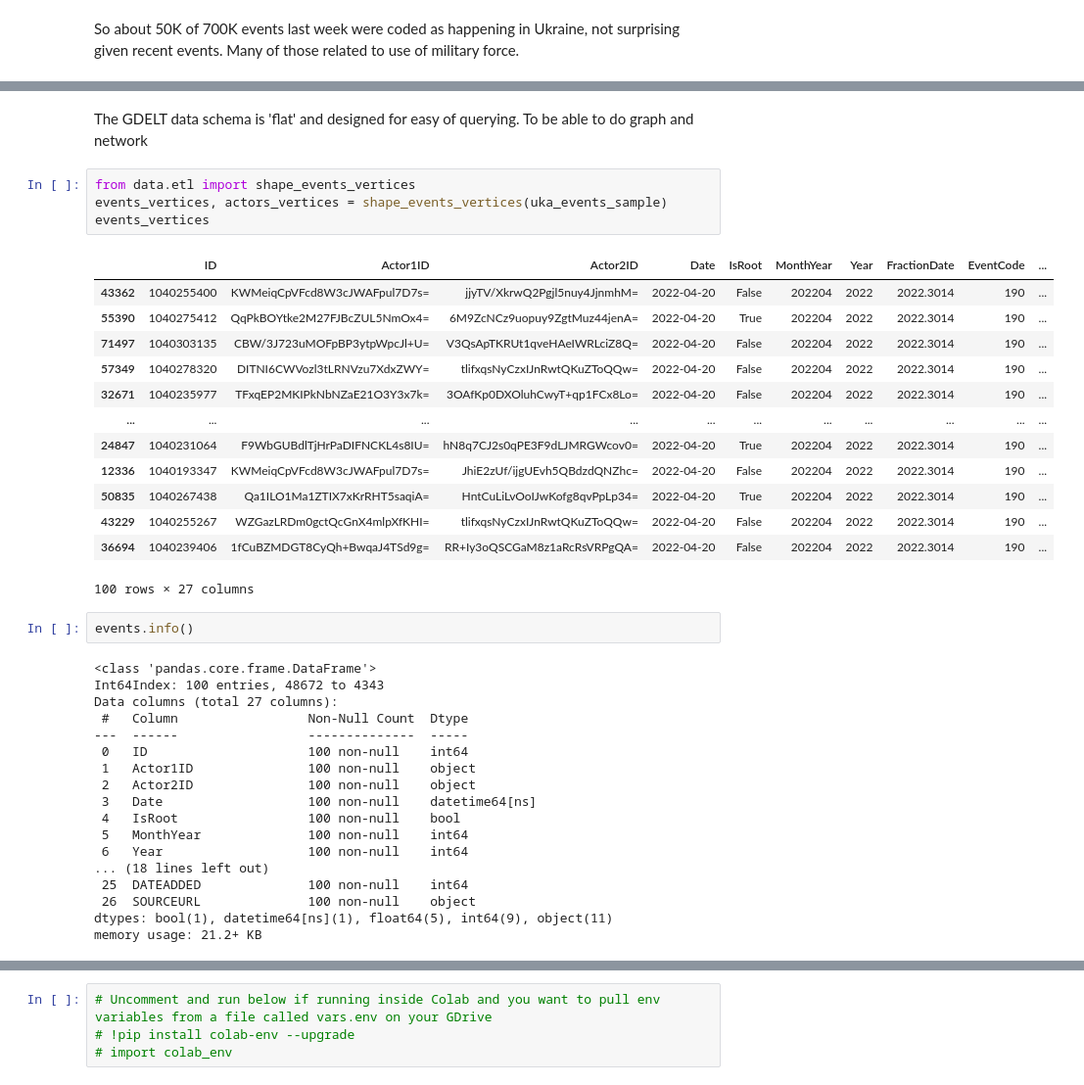
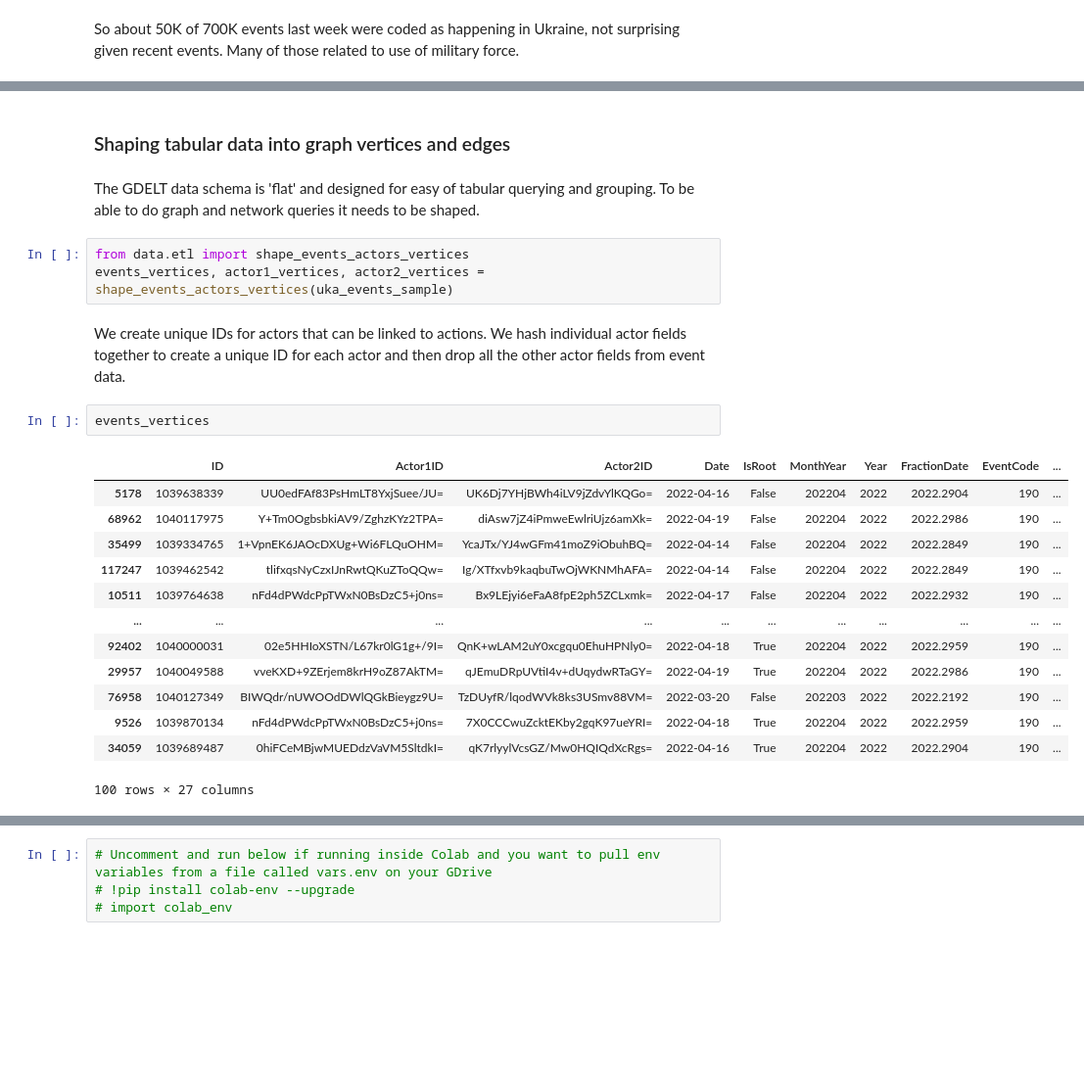
Before and after one commit to allisterb/osiris, a Jupyter notebook: notebooks/Overview.ipynb, the cells around one changed output, grey strips where cells are left out. Shown at 98% size. Drawn from its saved outputs; the diff is of its cells as text; blank space fills up the shorter version.

```diff
--- a/notebooks/Overview.ipynb
+++ b/notebooks/Overview.ipynb
@@ -190,40 +188,25 @@ uka_map
-# %% [markdown]
-The GDELT data schema is 'flat' and designed for easy of querying. To be able to do graph and network
+# %% [markdown]
+### Shaping tabular data into graph vertices and edges
+# %% [markdown]
+The GDELT data schema is 'flat' and designed for easy of tabular querying and grouping. To be able to do graph and network queries it needs to be shaped.
 # %%
-from data.etl import shape_events_vertices
-events_vertices, actors_vertices = shape_events_vertices(uka_events_sample)
-events_vertices
+from data.etl import shape_events_actors_vertices
+events_vertices, actor1_vertices, actor2_vertices = shape_events_actors_vertices(uka_events_sample)
-# %% [output]
-|  | ID | Actor1ID | Actor2ID | Date | IsRoot | MonthYear | Year | FractionDate | EventCode | ... |
-| 43362 | 1040255400 | KWMeiqCpVFcd8W3cJWAFpul7D7s= | jjyTV/XkrwQ2Pgjl5nuy4JjnmhM= | 2022-04-20 | False | 202204 | 2022 | 2022.3014 | 190 | ... |
-| 55390 | 1040275412 | QqPkBOYtke2M27FJBcZUL5NmOx4= | 6M9ZcNCz9uopuy9ZgtMuz44jenA= | 2022-04-20 | True | 202204 | 2022 | 2022.3014 | 190 | ... |
-| 71497 | 1040303135 | CBW/3J723uMOFpBP3ytpWpcJl+U= | V3QsApTKRUt1qveHAeIWRLciZ8Q= | 2022-04-20 | False | 202204 | 2022 | 2022.3014 | 190 | ... |
-| 57349 | 1040278320 | DITNI6CWVozl3tLRNVzu7XdxZWY= | tlifxqsNyCzxIJnRwtQKuZToQQw= | 2022-04-20 | False | 202204 | 2022 | 2022.3014 | 190 | ... |
-| 32671 | 1040235977 | TFxqEP2MKIPkNbNZaE21O3Y3x7k= | 3OAfKp0DXOluhCwyT+qp1FCx8Lo= | 2022-04-20 | False | 202204 | 2022 | 2022.3014 | 190 | ... |
-| ... | ... | ... | ... | ... | ... | ... | ... | ... | ... | ... |
-| 24847 | 1040231064 | F9WbGUBdlTjHrPaDIFNCKL4s8IU= | hN8q7CJ2s0qPE3F9dLJMRGWcov0= | 2022-04-20 | True | 202204 | 2022 | 2022.3014 | 190 | ... |
-| 12336 | 1040193347 | KWMeiqCpVFcd8W3cJWAFpul7D7s= | JhiE2zUf/ijgUEvh5QBdzdQNZhc= | 2022-04-20 | False | 202204 | 2022 | 2022.3014 | 190 | ... |
-| 50835 | 1040267438 | Qa1ILO1Ma1ZTIX7xKrRHT5saqiA= | HntCuLiLvOoIJwKofg8qvPpLp34= | 2022-04-20 | True | 202204 | 2022 | 2022.3014 | 190 | ... |
-| 43229 | 1040255267 | WZGazLRDm0gctQcGnX4mlpXfKHI= | tlifxqsNyCzxIJnRwtQKuZToQQw= | 2022-04-20 | False | 202204 | 2022 | 2022.3014 | 190 | ... |
-| 36694 | 1040239406 | 1fCuBZMDGT8CyQh+BwqaJ4TSd9g= | RR+Iy3oQSCGaM8z1aRcRsVRPgQA= | 2022-04-20 | False | 202204 | 2022 | 2022.3014 | 190 | ... |
-100 rows × 27 columns
+# %% [markdown]
+We create unique IDs for actors that can be linked to actions. We hash individual actor fields together to create a unique ID for each actor and then drop all the other actor fields from event data.
 # %%
-events.info()
+events_vertices
 # %% [output]
+|  | ID | Actor1ID | Actor2ID | Date | IsRoot | MonthYear | Year | FractionDate | EventCode | ... |
+| 5178 | 1039638339 | UU0edFAf83PsHmLT8YxjSuee/JU= | UK6Dj7YHjBWh4iLV9jZdvYlKQGo= | 2022-04-16 | False | 202204 | 2022 | 2022.2904 | 190 | ... |
+| 68962 | 1040117975 | Y+Tm0OgbsbkiAV9/ZghzKYz2TPA= | diAsw7jZ4iPmweEwlriUjz6amXk= | 2022-04-19 | False | 202204 | 2022 | 2022.2986 | 190 | ... |
+| 35499 | 1039334765 | 1+VpnEK6JAOcDXUg+Wi6FLQuOHM= | YcaJTx/YJ4wGFm41moZ9iObuhBQ= | 2022-04-14 | False | 202204 | 2022 | 2022.2849 | 190 | ... |
+| 117247 | 1039462542 | tlifxqsNyCzxIJnRwtQKuZToQQw= | Ig/XTfxvb9kaqbuTwOjWKNMhAFA= | 2022-04-14 | False | 202204 | 2022 | 2022.2849 | 190 | ... |
+| 10511 | 1039764638 | nFd4dPWdcPpTWxN0BsDzC5+j0ns= | Bx9LEjyi6eFaA8fpE2ph5ZCLxmk= | 2022-04-17 | False | 202204 | 2022 | 2022.2932 | 190 | ... |
+| ... | ... | ... | ... | ... | ... | ... | ... | ... | ... | ... |
+| 92402 | 1040000031 | 02e5HHIoXSTN/L67kr0lG1g+/9I= | QnK+wLAM2uY0xcgqu0EhuHPNly0= | 2022-04-18 | True | 202204 | 2022 | 2022.2959 | 190 | ... |
+| 29957 | 1040049588 | vveKXD+9ZErjem8krH9oZ87AkTM= | qJEmuDRpUVtiI4v+dUqydwRTaGY= | 2022-04-19 | True | 202204 | 2022 | 2022.2986 | 190 | ... |
+| 76958 | 1040127349 | BIWQdr/nUWOOdDWlQGkBieygz9U= | TzDUyfR/lqodWVk8ks3USmv88VM= | 2022-03-20 | False | 202203 | 2022 | 2022.2192 | 190 | ... |
+| 9526 | 1039870134 | nFd4dPWdcPpTWxN0BsDzC5+j0ns= | 7X0CCCwuZcktEKby2gqK97ueYRI= | 2022-04-18 | True | 202204 | 2022 | 2022.2959 | 190 | ... |
+| 34059 | 1039689487 | 0hiFCeMBjwMUEDdzVaVM5SltdkI= | qK7rlyylVcsGZ/Mw0HQIQdXcRgs= | 2022-04-16 | True | 202204 | 2022 | 2022.2904 | 190 | ... |
-<class 'pandas.core.frame.DataFrame'>
-Int64Index: 100 entries, 48672 to 4343
-Data columns (total 27 columns):
- #   Column                 Non-Null Count  Dtype
----  ------                 --------------  -----
- 0   ID                     100 non-null    int64
- 1   Actor1ID               100 non-null    object
- 2   Actor2ID               100 non-null    object
- 3   Date                   100 non-null    datetime64[ns]
- 4   IsRoot                 100 non-null    bool
- 5   MonthYear              100 non-null    int64
- 6   Year                   100 non-null    int64
-... (18 lines left out)
- 25  DATEADDED              100 non-null    int64
- 26  SOURCEURL              100 non-null    object
-dtypes: bool(1), datetime64[ns](1), float64(5), int64(9), object(11)
-memory usage: 21.2+ KB
+100 rows × 27 columns
```
Also changed, not shown: parts of 13 cells of this notebook, 2 other files.
